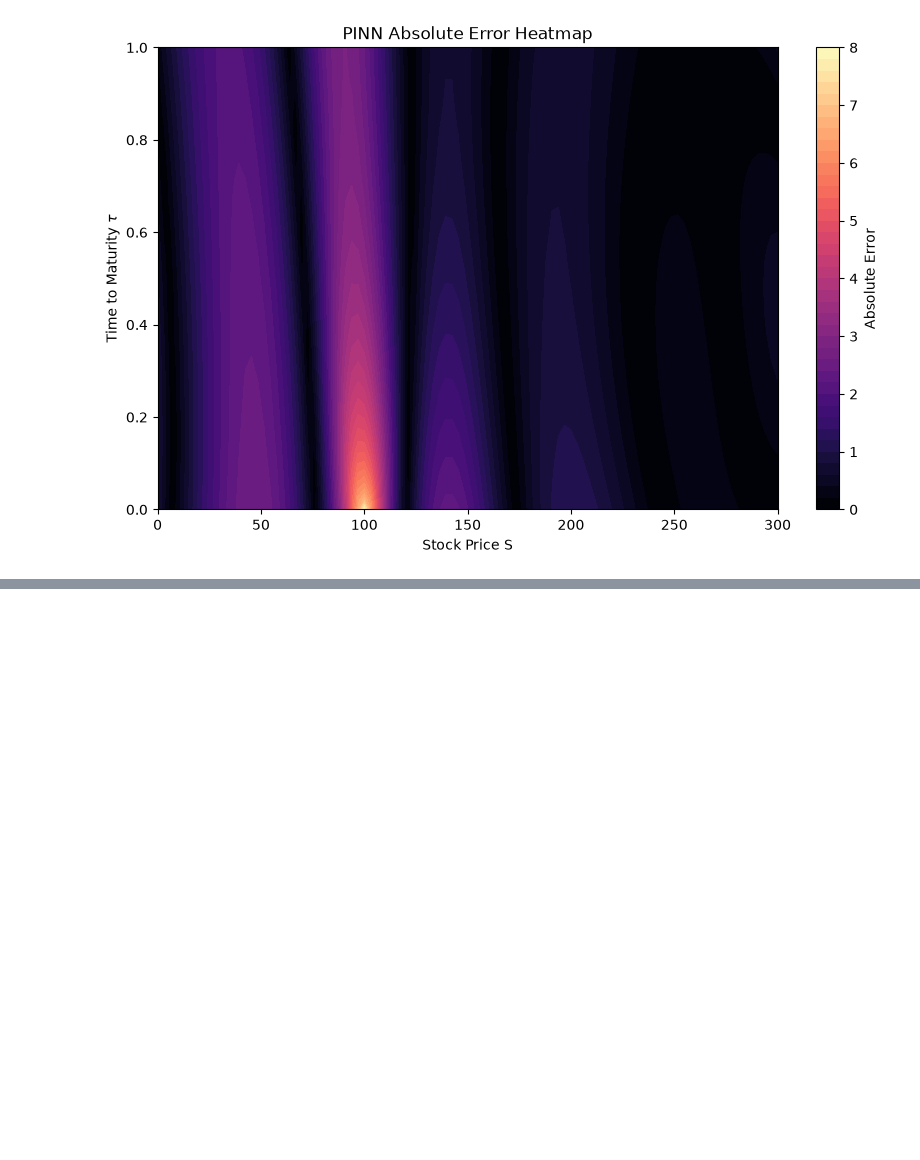
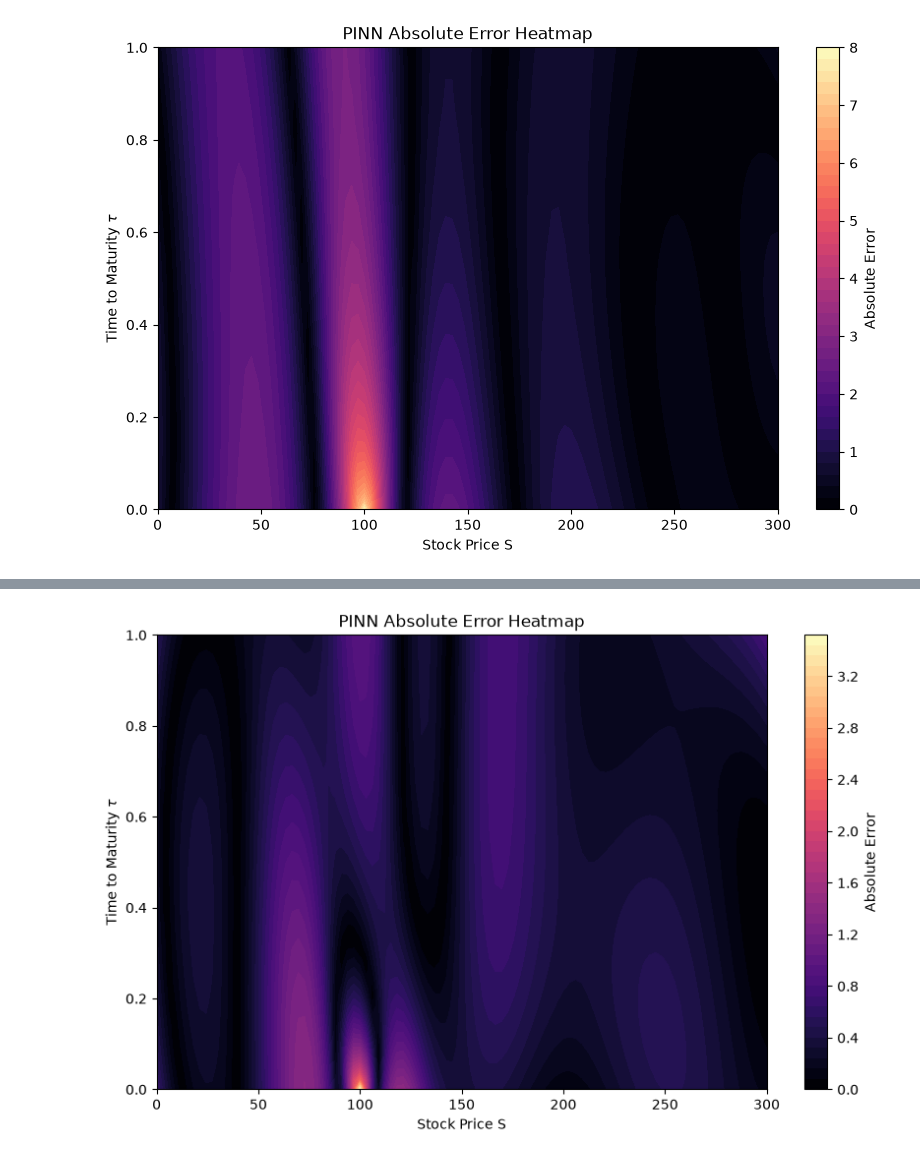
Before and after one commit to dylan-sinnott/black-scholes-pinn-pikan-benchmark, a Jupyter notebook: notebooks/pinn.ipynb, the cells around one changed output, grey strips where cells are left out. Saved outputs shown, nothing was run; the diff lists cells and outputs as text; code cells hidden in the pictures; blank space fills up the shorter version.

```diff
--- a/notebooks/pinn.ipynb
+++ b/notebooks/pinn.ipynb
@@ -751,0 +779,36 @@ The Wider PINN with learning rate scheduler and modified loss performed best on
+# %%
+# Create evaluation grid for wider model with  modified loss function.
+
+S_eval = torch.linspace(0, S_max, 100)
+tau_eval = torch.linspace(0, T, 50)
+
+S_grid, tau_grid = torch.meshgrid(S_eval, tau_eval, indexing="ij")
+
+S_flat = S_grid.reshape(-1, 1)
+tau_flat = tau_grid.reshape(-1, 1)
+
+# Evaluate PINN on the full grid
+model_wide_scheduler_modified_loss.eval()
+with torch.no_grad():
+    V_pred = model_mod_loss(S_flat, tau_flat)
+
+V_surface_mod_loss = V_pred.reshape(S_grid.shape).detach().numpy()
+S_grid_np = S_grid.numpy()
+tau_grid_np = tau_grid.numpy()
+
+abs_error_surface_mod_loss = np.abs(V_surface_mod_loss - V_exact_surface)
+# %%
+# Generating an error heatmap for the model with modified loss function to visualize the absolute error between the PINN predictions and the analytical solution.
+
+plt.figure(figsize=(10, 6))
+
+plt.contourf(S_grid_np, tau_grid_np, abs_error_surface_mod_loss, levels=50, cmap="magma")
+plt.colorbar(label="Absolute Error")
+
+plt.title("PINN Absolute Error Heatmap")
+plt.xlabel("Stock Price S")
+plt.ylabel("Time to Maturity $\\tau$")
+
+plt.show()
+# %% [output]
+[figure, added]
```
Also changed, not shown: parts of 22 cells of this notebook, 2 other files.
